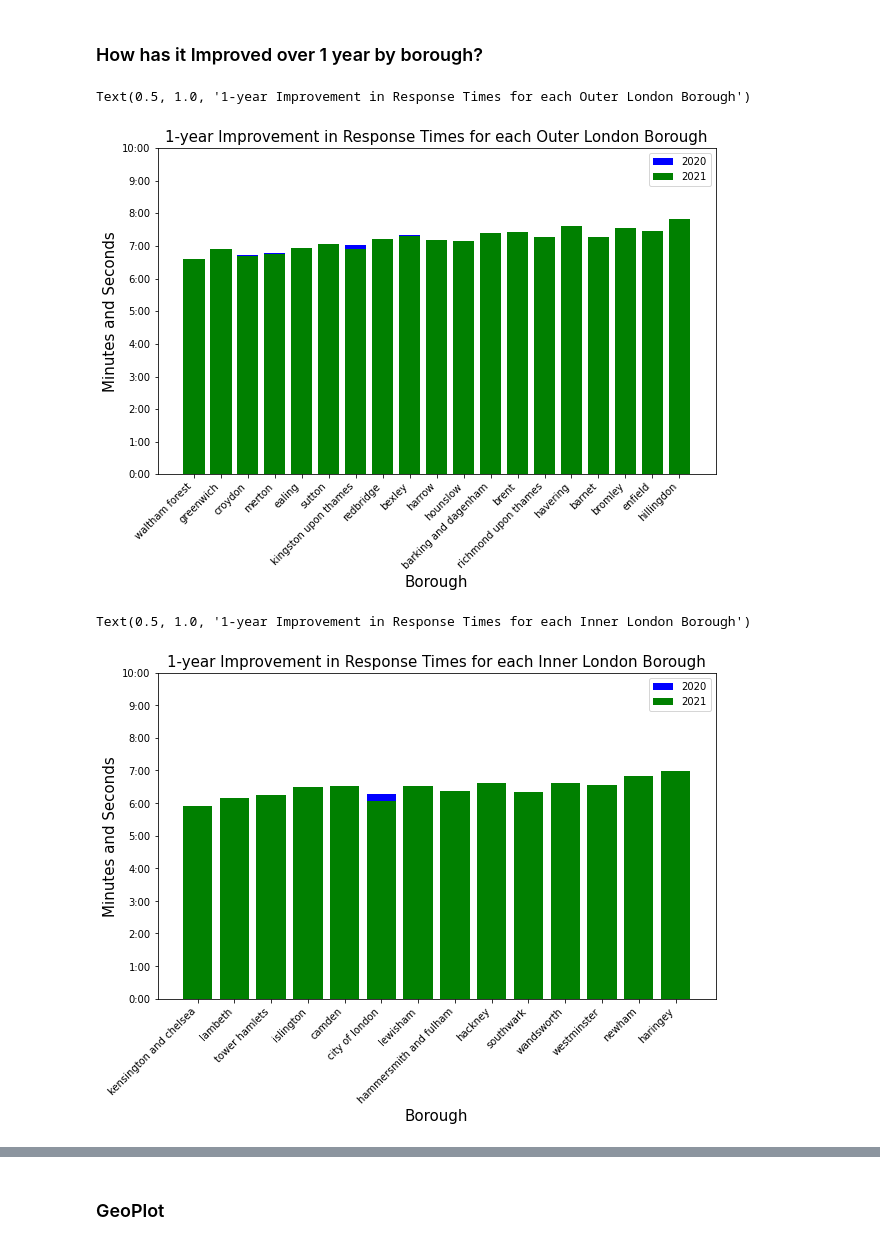
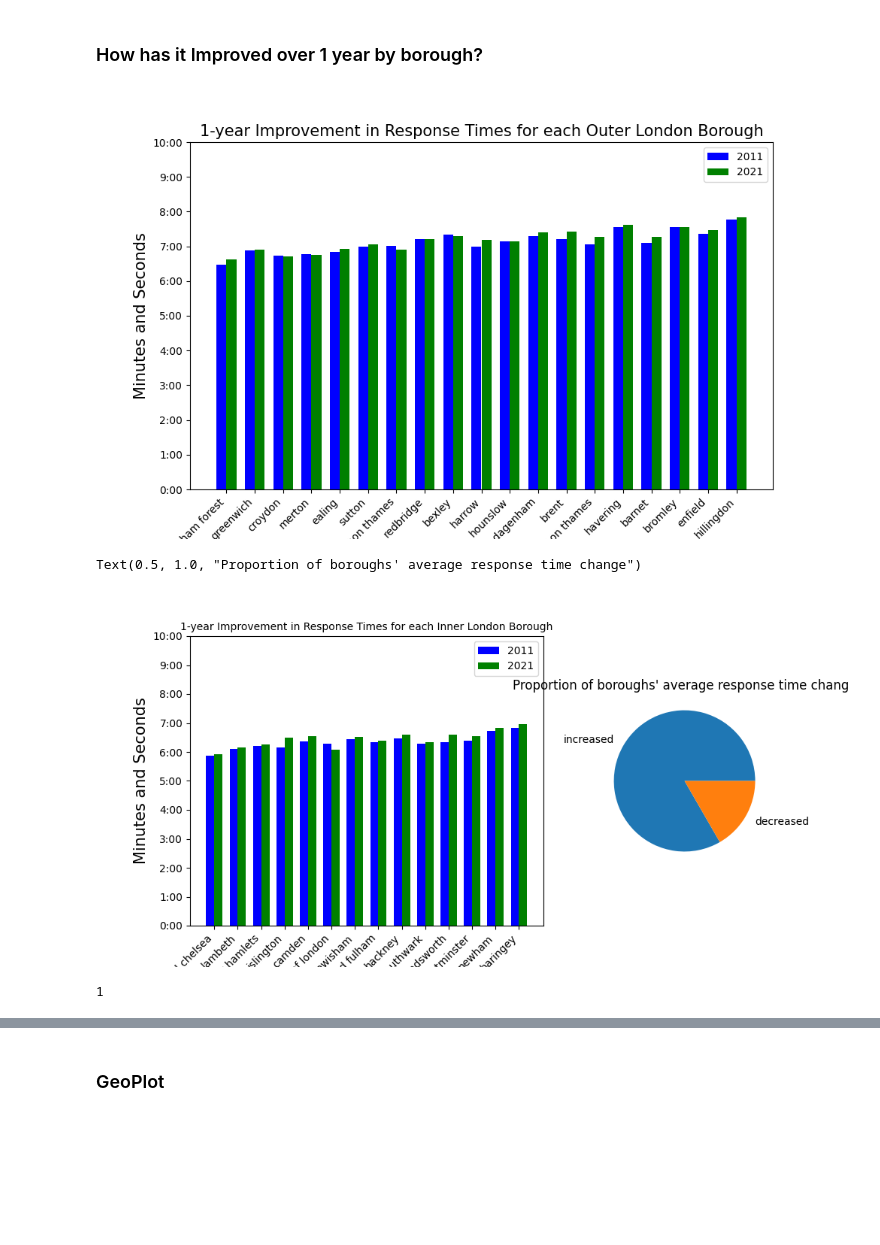
Before and after one commit to bendthompson/london-fires, a Jupyter notebook: notebooks/report.ipynb, the cells around one changed output, grey strips where cells are left out. Drawn from its saved outputs; the diff is of its cells as text; code cells hidden in the pictures; blank space fills up the shorter version.

```diff
--- a/notebooks/report.ipynb
+++ b/notebooks/report.ipynb
@@ -182,32 +190,52 @@ Text(0.5, 1.0, '10-year Improvement in Response Times for each Outer London Boro
 # %% [markdown]
 ### How has it Improved over 1 year by borough?
 # %%
+indexes = np.arange(outer_df.shape[0])
+width = 0.35
+
 fig, ax = plt.subplots(1, figsize=(10, 6))
 
-plt.bar(x=outer_df.sort_values(by='mean').index,height=outer_df.sort_values(by='mean')['2020'], color='blue')
-plt.bar(x=outer_df.sort_values(by='mean').index,height=outer_df.sort_values(by='mean')['2021'], color='green')
-plt.xticks(rotation=45, ha='right');
+plt.bar(x=indexes - width/2, height=outer_df.sort_values(by='mean')['2020'], color='blue', width=width)
+plt.bar(x=indexes + width/2, height=outer_df.sort_values(by='mean')['2021'], color='green', width=width)
+
+plt.xticks(indexes, list(outer_df.sort_values(by='mean').index), rotation=45, ha='right');
 plt.yticks([0,1*60,2*60,3*60,4*60,5*60,6*60,7*60,8*60,9*60,10*60],
            ['0:00','1:00','2:00','3:00','4:00','5:00','6:00','7:00','8:00','9:00','10:00']);
-plt.legend(['2020','2021'])
+
+plt.legend(['2011','2021'])
 plt.ylabel('Minutes and Seconds', fontsize=15)
 plt.xlabel('Borough', fontsize=15)
-plt.title('1-year Improvement in Response Times for each Outer London Borough', fontsize=15)
+plt.title('1-year Improvement in Response Times for each Outer London Borough', fontsize=15);
 # %% [output]
-Text(0.5, 1.0, '1-year Improvement in Response Times for each Outer London Borough')
-[figure, old version]
+[figure, new version]
 # %%
-fig, ax = plt.subplots(1, figsize=(10, 6))
+indexes = np.arange(inner_df.shape[0])
+width = 0.35
 
-plt.bar(x=inner_df.sort_values(by='mean').index,height=inner_df.sort_values(by='mean')['2020'], color='blue')
-plt.bar(x=inner_df.sort_values(by='mean').index,height=inner_df.sort_values(by='mean')['2021'], color='green')
-plt.xticks(rotation=45, ha='right');
-plt.yticks([0,1*60,2*60,3*60,4*60,5*60,6*60,7*60,8*60,9*60,10*60],
+fig, (ax1, ax2) = plt.subplots(1,2, figsize=(10, 5), gridspec_kw={'width_ratios': [2,1]})
+
+ax1.bar(x=indexes - width/2, height=inner_df.sort_values(by='mean')['2020'], color='blue', width=width)
+ax1.bar(x=indexes + width/2, height=inner_df.sort_values(by='mean')['2021'], color='green', width=width)
+
+ax1.set_xticks(indexes, list(inner_df.sort_values(by='mean').index), rotation=45, ha='right');
+ax1.set_yticks([0,1*60,2*60,3*60,4*60,5*60,6*60,7*60,8*60,9*60,10*60],
            ['0:00','1:00','2:00','3:00','4:00','5:00','6:00','7:00','8:00','9:00','10:00']);
-plt.legend(['2020','2021'])
-plt.ylabel('Minutes and Seconds', fontsize=15)
-plt.xlabel('Borough', fontsize=15)
-plt.title('1-year Improvement in Response Times for each Inner London Borough', fontsize=15)
+
+ax1.legend(['2011','2021'])
+ax1.set_ylabel('Minutes and Seconds', fontsize=15)
+ax1.set_xlabel('Borough', fontsize=15)
+ax1.set_title('1-year Improvement in Response Times for each Inner London Borough', fontsize=10);
+
+
+labels = ['increased', 'decreased']
+sizes = [((geo_df['2021'] - geo_df['2020']) < 0).sum(),((geo_df['2021'] - geo_df['2010']) > 0).sum()]
+
+ax2.pie(sizes, labels=labels, labeldistance=1.15);
+ax2.set_title("Proportion of boroughs' average response time change", pad=0)
 # %% [output]
-Text(0.5, 1.0, '1-year Improvement in Response Times for each Inner London Borough')
+Text(0.5, 1.0, "Proportion of boroughs' average response time change")
-[figure, old version]
+[figure, new version]
+# %%
+((geo_df['2021'] - geo_df['2010']) > 0).sum()#decreased?
+# %% [output]
+1
```
Also changed, not shown: parts of 5 cells of this notebook, 2 other files.
